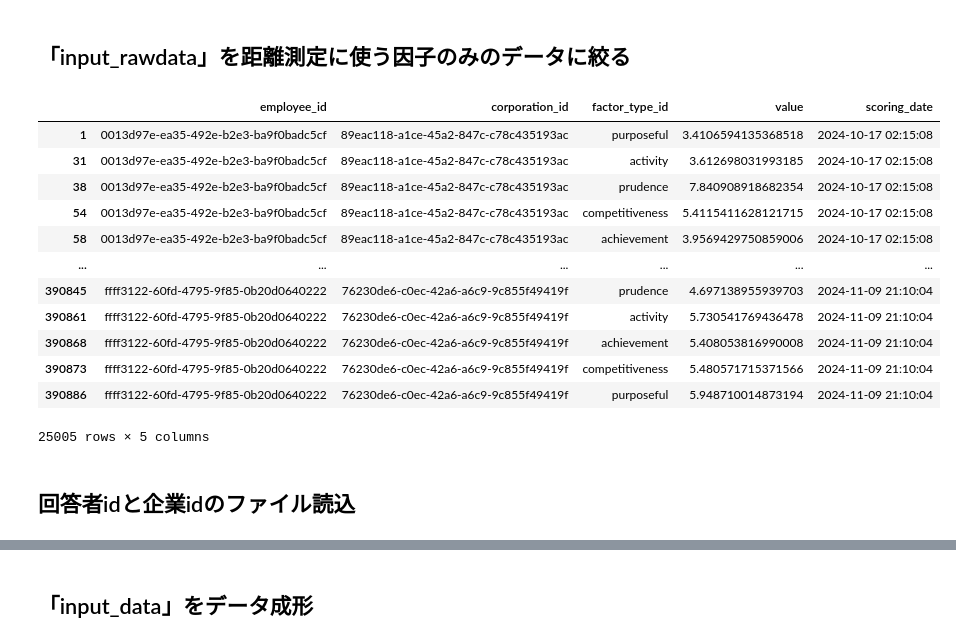
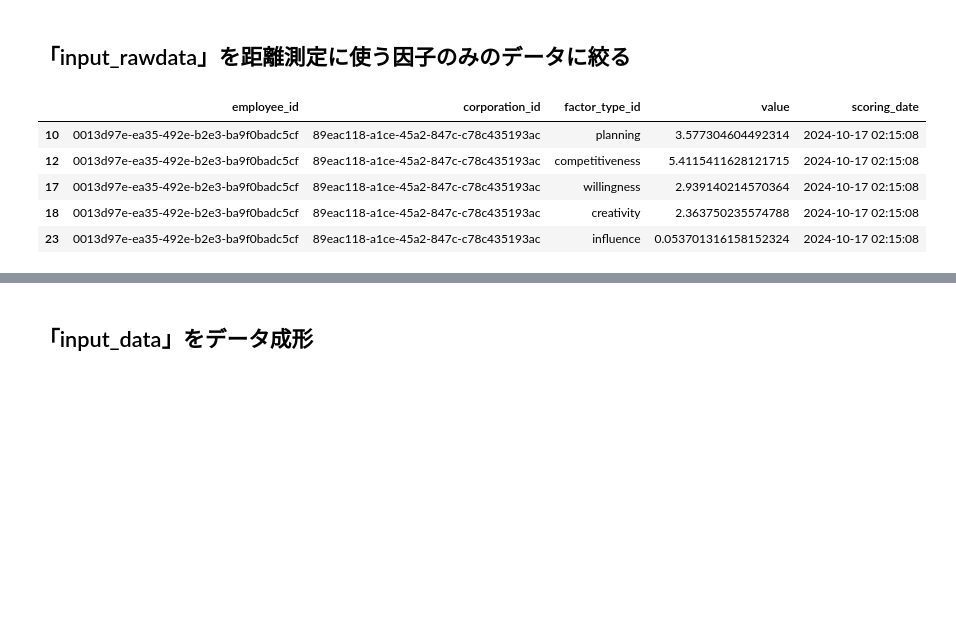
Before and after one commit to takuma-uchida/google_colab_uchida, a Jupyter notebook: 【HRT】適性マッチング_個人対個人_HRTメンバー.ipynb, the cells around one changed output, grey strips where cells are left out. Drawn from its saved outputs; the diff is of its cells as text; code cells hidden in the pictures; blank space fills up the shorter version.

```diff
--- a/【HRT】適性マッチング_個人対個人_HRTメンバー.ipynb
+++ b/【HRT】適性マッチング_個人対個人_HRTメンバー.ipynb
@@ -114,29 +110,29 @@ input_rawdata.head(5)
 # %% [markdown]
 ## 「input_rawdata」を距離測定に使う因子のみのデータに絞る
 # %%
+# パーソナリティの「自責性」「批判性」以外_日本語
+factor_type_japanese = ["社交性","影響性","好奇心","創造性","謙虚心","援助心","安定感","回復力","計画性","正義感","慎重性","持続性","活動性","達成欲","目的的","競争心"]
+
 # 「factor_type」の名称を追加
 file_path = "factorTypeIdと因子名.csv"
-factor_type_id_conversion = pd.read_csv(file_path, encoding='utf-8')  # エンコーディングを指定
+factor_type_id_conversion = pd.read_csv(file_path, encoding='utf-8')
 
+# パーソナリティの「自責性」「批判性」以外_英語
+factor_type_english = []
+for _,row in factor_type_id_conversion.iterrows():
+  for i in factor_type_japanese:
+    if row["factor_type_name"] == i:
+      factor_type_english.append(row["factor_type_id"])
+
+# 距離算出に使用する因子のみのデータに絞る
 input_rawdata = pd.merge(input_rawdata, factor_type_id_conversion, how ='left', on="factor_type_id")
-
-factor_type_filtering = ["達成欲","活動性","競争心","慎重性","目的的"]
-input_rawdata = input_rawdata[input_rawdata['factor_type_name'].isin(factor_type_filtering)]
+input_rawdata = input_rawdata[input_rawdata['factor_type_name'].isin(factor_type_japanese)]
 input_data = input_rawdata.drop('factor_type_name', axis=1)
-input_data
+input_data.head(5)
 # %% [output]
 |  | employee_id | corporation_id | factor_type_id | value | scoring_date |
-| 1 | 0013d97e-ea35-492e-b2e3-ba9f0badc5cf | 89eac118-a1ce-45a2-847c-c78c435193ac | purposeful | 3.4106594135368518 | 2024-10-17 02:15:08 |
-| 31 | 0013d97e-ea35-492e-b2e3-ba9f0badc5cf | 89eac118-a1ce-45a2-847c-c78c435193ac | activity | 3.612698031993185 | 2024-10-17 02:15:08 |
-| 38 | 0013d97e-ea35-492e-b2e3-ba9f0badc5cf | 89eac118-a1ce-45a2-847c-c78c435193ac | prudence | 7.840908918682354 | 2024-10-17 02:15:08 |
-| 54 | 0013d97e-ea35-492e-b2e3-ba9f0badc5cf | 89eac118-a1ce-45a2-847c-c78c435193ac | competitiveness | 5.4115411628121715 | 2024-10-17 02:15:08 |
-| 58 | 0013d97e-ea35-492e-b2e3-ba9f0badc5cf | 89eac118-a1ce-45a2-847c-c78c435193ac | achievement | 3.9569429750859006 | 2024-10-17 02:15:08 |
-| ... | ... | ... | ... | ... | ... |
-| 390845 | ffff3122-60fd-4795-9f85-0b20d0640222 | 76230de6-c0ec-42a6-a6c9-9c855f49419f | prudence | 4.697138955939703 | 2024-11-09 21:10:04 |
-| 390861 | ffff3122-60fd-4795-9f85-0b20d0640222 | 76230de6-c0ec-42a6-a6c9-9c855f49419f | activity | 5.730541769436478 | 2024-11-09 21:10:04 |
-| 390868 | ffff3122-60fd-4795-9f85-0b20d0640222 | 76230de6-c0ec-42a6-a6c9-9c855f49419f | achievement | 5.408053816990008 | 2024-11-09 21:10:04 |
-| 390873 | ffff3122-60fd-4795-9f85-0b20d0640222 | 76230de6-c0ec-42a6-a6c9-9c855f49419f | competitiveness | 5.480571715371566 | 2024-11-09 21:10:04 |
-| 390886 | ffff3122-60fd-4795-9f85-0b20d0640222 | 76230de6-c0ec-42a6-a6c9-9c855f49419f | purposeful | 5.948710014873194 | 2024-11-09 21:10:04 |
+| 10 | 0013d97e-ea35-492e-b2e3-ba9f0badc5cf | 89eac118-a1ce-45a2-847c-c78c435193ac | planning | 3.577304604492314 | 2024-10-17 02:15:08 |
+| 12 | 0013d97e-ea35-492e-b2e3-ba9f0badc5cf | 89eac118-a1ce-45a2-847c-c78c435193ac | competitiveness | 5.4115411628121715 | 2024-10-17 02:15:08 |
+| 17 | 0013d97e-ea35-492e-b2e3-ba9f0badc5cf | 89eac118-a1ce-45a2-847c-c78c435193ac | willingness | 2.939140214570364 | 2024-10-17 02:15:08 |
+| 18 | 0013d97e-ea35-492e-b2e3-ba9f0badc5cf | 89eac118-a1ce-45a2-847c-c78c435193ac | creativity | 2.363750235574788 | 2024-10-17 02:15:08 |
+| 23 | 0013d97e-ea35-492e-b2e3-ba9f0badc5cf | 89eac118-a1ce-45a2-847c-c78c435193ac | influence | 0.053701316158152324 | 2024-10-17 02:15:08 |
-25005 rows × 5 columns
-# %% [markdown]
-## 回答者idと企業idのファイル読込
```
Also changed, not shown: parts of 90 cells of this notebook.
